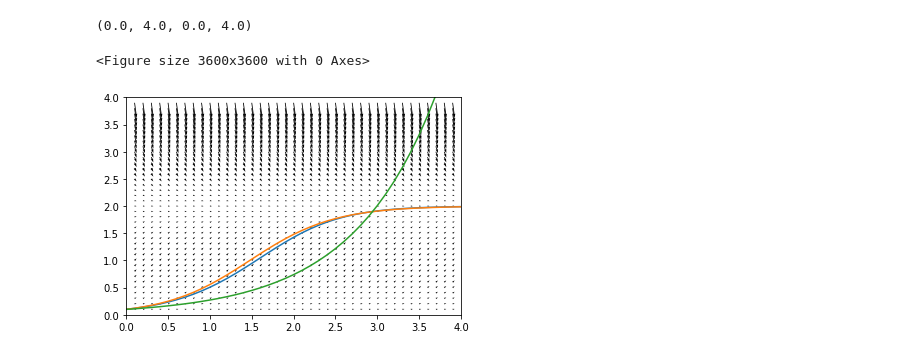
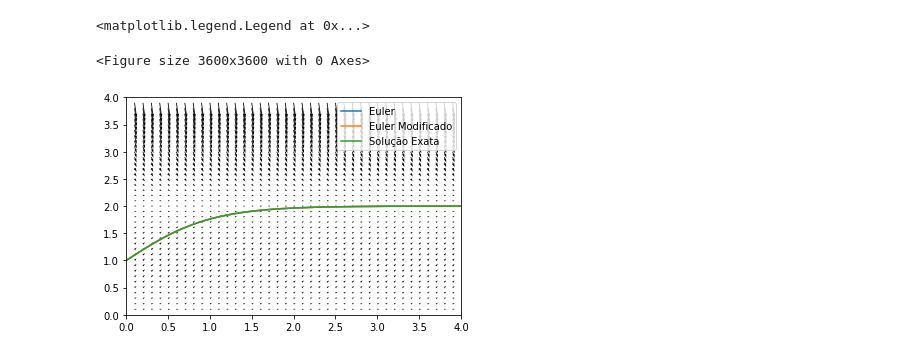
Before and after one commit to lacacr/MAP2310, a Jupyter notebook: PP4_Q3_I3.ipynb, the cells around one changed output. Drawn from its saved outputs; the diff is of its cells as text; code cells hidden in the pictures.

Commit message:
Fix PP4_Q3_I3.ipynb exact function

```diff
--- a/PP4_Q3_I3.ipynb
+++ b/PP4_Q3_I3.ipynb
@@ -4,13 +4,13 @@ import numpy as np
 from Plot_Function import tangent_plane
 from Comp_Methods import euler, euler_mod
 # %%
-y0 = 0.1
+y0 = 1
 t0 = 0
-delta_t = 0.1
+delta_t = 0.00001
 # %%
 f = lambda t, y: y*(2-y)
 
-exact_sol = lambda t: (y0*np.exp(t))/(2*y0 + (1-2*y0))
+exact_sol = lambda t: (2*y0)/(y0 + (2-y0)*np.exp(-2*t))
 # %%
 euler_values = euler(f, t0, y0, 4, delta_t)[1]
 euler_mod_values = euler_mod(f, t0, y0, 4, delta_t)[1]
@@ -18,12 +18,13 @@ times = np.arange(t0, 4 + delta_t, delta_t)
 exact_values = exact_sol(times)
 # %%
 plt.figure(figsize=(50,50))
-tangent_plane(f, (0,0), (4,4), (delta_t,delta_t))
+tangent_plane(f, (0,0), (4,4), (0.1,0.1))
 plt.plot(times, euler_values, label="Euler")
 plt.plot(times, euler_mod_values, label="Euler Modificado")
 plt.plot(times, exact_values, label="Solução Exata")
 plt.axis([0, 4, 0, 4])
+plt.legend()
 # %% [output]
-(0.0, 4.0, 0.0, 4.0)
+<matplotlib.legend.Legend at 0x...>
 <Figure size 3600x3600 with 0 Axes>
-[figure, old version]
+[figure, new version]
```
